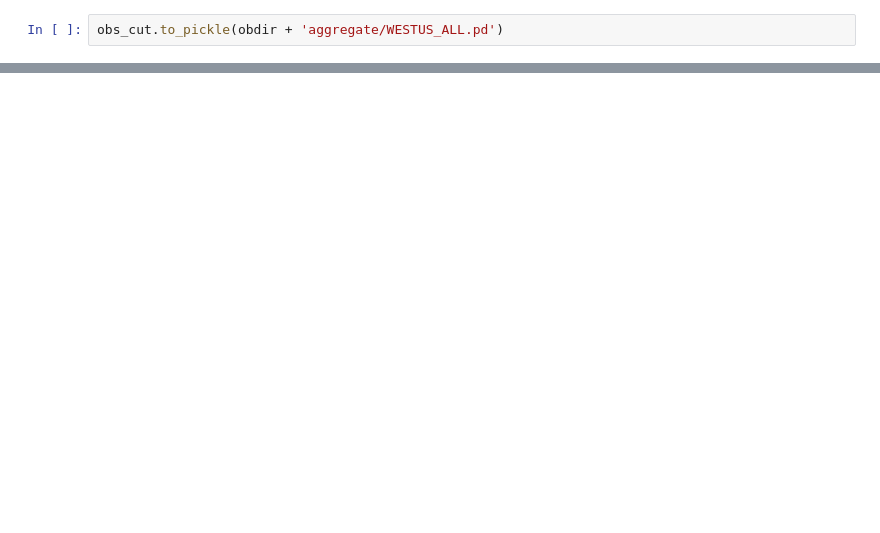
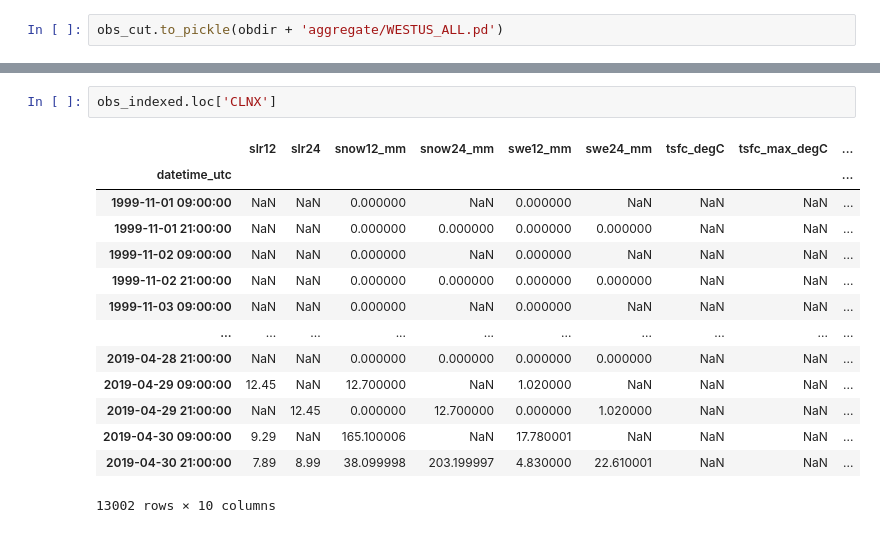
Before and after one commit to m-wessler/snow-liquid-ratio, a Jupyter notebook: data-tools/aggregate_observations.ipynb, the cells around one changed output, grey strips where cells are left out. Drawn from its saved outputs; the diff is of its cells as text; blank space fills up the shorter version.

```diff
--- a/data-tools/aggregate_observations.ipynb
+++ b/data-tools/aggregate_observations.ipynb
@@ -119,0 +138,17 @@ plt.grid()
+# %%
+obs_indexed.loc['CLNX']
+# %% [output]
+|  | slr12 | slr24 | snow12_mm | snow24_mm | swe12_mm | swe24_mm | tsfc_degC | tsfc_max_degC | ... |
+| datetime_utc |  |  |  |  |  |  |  |  | ... |
+| 1999-11-01 09:00:00 | NaN | NaN | 0.000000 | NaN | 0.000000 | NaN | NaN | NaN | ... |
+| 1999-11-01 21:00:00 | NaN | NaN | 0.000000 | 0.000000 | 0.000000 | 0.000000 | NaN | NaN | ... |
+| 1999-11-02 09:00:00 | NaN | NaN | 0.000000 | NaN | 0.000000 | NaN | NaN | NaN | ... |
+| 1999-11-02 21:00:00 | NaN | NaN | 0.000000 | 0.000000 | 0.000000 | 0.000000 | NaN | NaN | ... |
+| 1999-11-03 09:00:00 | NaN | NaN | 0.000000 | NaN | 0.000000 | NaN | NaN | NaN | ... |
+| ... | ... | ... | ... | ... | ... | ... | ... | ... | ... |
+| 2019-04-28 21:00:00 | NaN | NaN | 0.000000 | 0.000000 | 0.000000 | 0.000000 | NaN | NaN | ... |
+| 2019-04-29 09:00:00 | 12.45 | NaN | 12.700000 | NaN | 1.020000 | NaN | NaN | NaN | ... |
+| 2019-04-29 21:00:00 | NaN | 12.45 | 0.000000 | 12.700000 | 0.000000 | 1.020000 | NaN | NaN | ... |
+| 2019-04-30 09:00:00 | 9.29 | NaN | 165.100006 | NaN | 17.780001 | NaN | NaN | NaN | ... |
+| 2019-04-30 21:00:00 | 7.89 | 8.99 | 38.099998 | 203.199997 | 4.830000 | 22.610001 | NaN | NaN | ... |
+13002 rows × 10 columns
```
Also changed, not shown: parts of 5 cells of this notebook, 5 other files.
